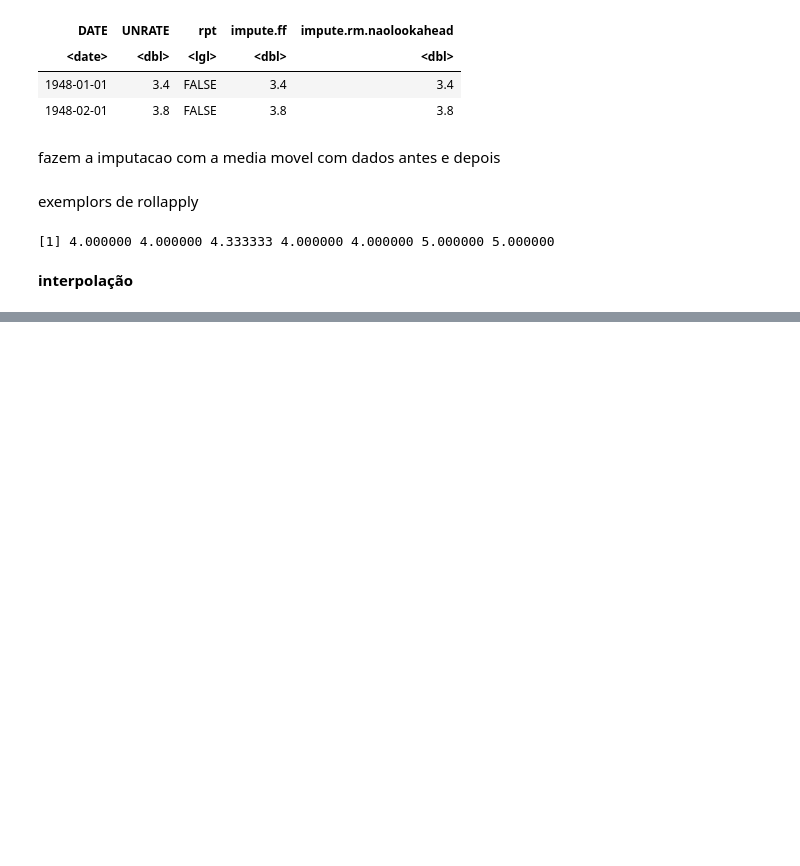
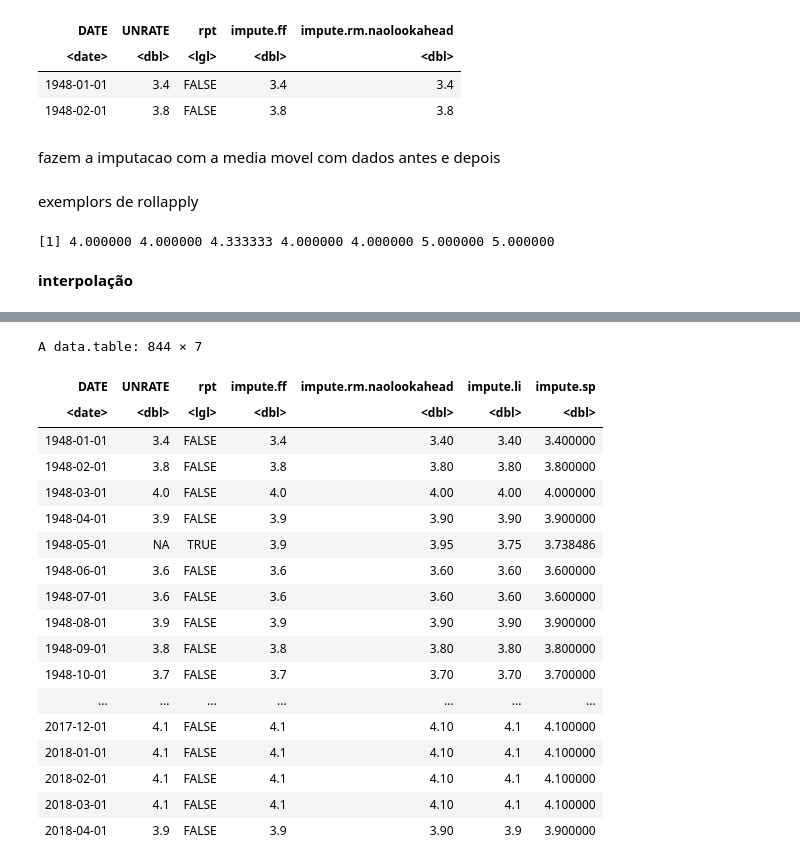
Before and after one commit to kaladabrio2020/analise-pratica-series-temporais_predicao-stats-ml, a Jupyter notebook: capitulo-2-encontrando-dados-e-usando-data-wrangling-com-st/limperza_r.ipynb, the cells around one changed output, grey strips where cells are left out. Saved outputs shown, nothing was run; the diff lists cells and outputs as text; code cells hidden in the pictures; blank space fills up the shorter version.

```diff
--- a/capitulo-2-encontrando-dados-e-usando-data-wrangling-com-st/limperza_r.ipynb
+++ b/capitulo-2-encontrando-dados-e-usando-data-wrangling-com-st/limperza_r.ipynb
@@ -247,0 +329,2 @@ impute.rm.naolookahead
+# %%
+todas.data = seq(from = unemp$DATE[1], to=tail(unemp$DATE, 1), by='months')
@@ -247,0 +351,22 @@ impute.rm.naolookahead
+# %%
+rand.unemp[J(todas.data) ,on='DATE' ,roll=0]
+# %% [output]
+A data.table: 844 × 7
+| DATE | UNRATE | rpt | impute.ff | impute.rm.naolookahead | impute.li | impute.sp |
+| <date> | <dbl> | <lgl> | <dbl> | <dbl> | <dbl> | <dbl> |
+| 1948-01-01 | 3.4 | FALSE | 3.4 | 3.40 | 3.40 | 3.400000 |
+| 1948-02-01 | 3.8 | FALSE | 3.8 | 3.80 | 3.80 | 3.800000 |
+| 1948-03-01 | 4.0 | FALSE | 4.0 | 4.00 | 4.00 | 4.000000 |
+| 1948-04-01 | 3.9 | FALSE | 3.9 | 3.90 | 3.90 | 3.900000 |
+| 1948-05-01 | NA | TRUE | 3.9 | 3.95 | 3.75 | 3.738486 |
+| 1948-06-01 | 3.6 | FALSE | 3.6 | 3.60 | 3.60 | 3.600000 |
+| 1948-07-01 | 3.6 | FALSE | 3.6 | 3.60 | 3.60 | 3.600000 |
+| 1948-08-01 | 3.9 | FALSE | 3.9 | 3.90 | 3.90 | 3.900000 |
+| 1948-09-01 | 3.8 | FALSE | 3.8 | 3.80 | 3.80 | 3.800000 |
+| 1948-10-01 | 3.7 | FALSE | 3.7 | 3.70 | 3.70 | 3.700000 |
+| ... | ... | ... | ... | ... | ... | ... |
+| 2017-12-01 | 4.1 | FALSE | 4.1 | 4.10 | 4.1 | 4.100000 |
+| 2018-01-01 | 4.1 | FALSE | 4.1 | 4.10 | 4.1 | 4.100000 |
+| 2018-02-01 | 4.1 | FALSE | 4.1 | 4.10 | 4.1 | 4.100000 |
+| 2018-03-01 | 4.1 | FALSE | 4.1 | 4.10 | 4.1 | 4.100000 |
+| 2018-04-01 | 3.9 | FALSE | 3.9 | 3.90 | 3.9 | 3.900000 |
```
Also changed, not shown: parts of 16 cells of this notebook, 4 other files.
